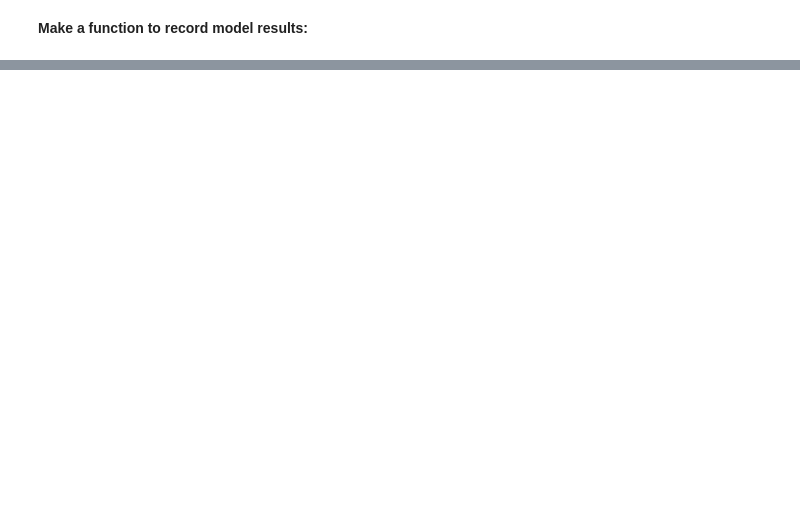
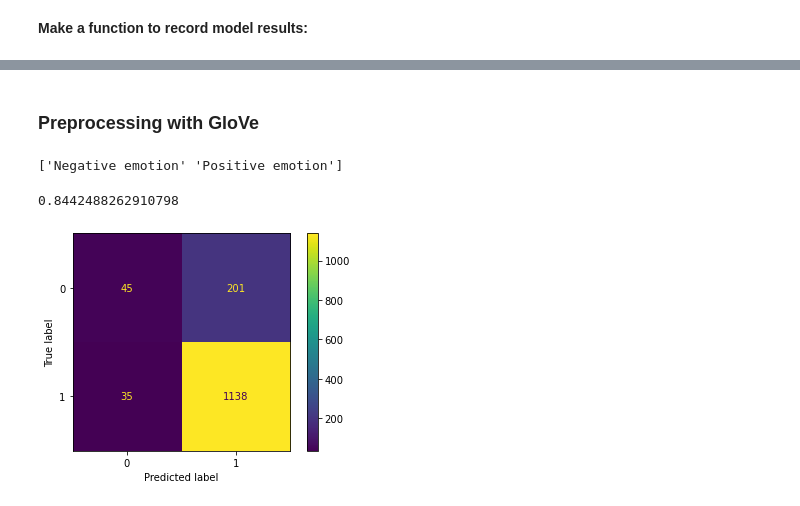
Before and after one commit to ran0027/twitter-sentiment-analysis, a Jupyter notebook: notebook.ipynb, the cells around one changed output, grey strips where cells are left out. Saved outputs shown, nothing was run; the diff lists cells and outputs as text; code cells hidden in the pictures; blank space fills up the shorter version.

```diff
--- a/notebook.ipynb
+++ b/notebook.ipynb
@@ -602,0 +748,7 @@ pd.DataFrame(model_eval)
+# %%
+from sklearn.model_selection import train_test_split
+
+X_train, X_test, y_train, y_test = train_test_split(binary_data['tweet_text'],
+                                                    binary_data['sentiment'],
+                                                    test_size=0.2,
+                                                    random_state=seed)
@@ -602,0 +767,2 @@ pd.DataFrame(model_eval)
+# %% [markdown]
+### Preprocessing with GloVe
@@ -602,0 +785,41 @@ pd.DataFrame(model_eval)
+# %%
+# scale
+scaled_X_train = ss.fit_transform(final_X_train)
+scaled_X_test = ss.transform(final_X_test)
+# %%
+# label encode target
+from sklearn.preprocessing import LabelEncoder
+
+le = LabelEncoder()
+
+y_train_preprocessed = le.fit_transform(y_train)
+y_test_preprocessed = le.transform(y_test)
+
+print(le.classes_)
+# %% [output]
+['Negative emotion' 'Positive emotion']
+# %%
+# score baseline
+baseline = LogisticRegression(random_state=seed)
+
+np.mean(cross_val_score(baseline, scaled_X_train, y_train_preprocessed))
+# %% [output]
+0.8442488262910798
+# %%
+# examine positive / negative breakdown
+from sklearn.metrics import confusion_matrix, ConfusionMatrixDisplay
+from sklearn.model_selection import KFold
+
+kfolds = KFold(n_splits=2, shuffle=True, random_state=seed)
+
+for train, test in kfolds.split(scaled_X_train, y_train_preprocessed):
+    train_split = train
+    test_split = test
+    break
+
+baseline.fit(scaled_X_train[train_split], y_train_preprocessed[train_split])
+ConfusionMatrixDisplay(confusion_matrix(y_train_preprocessed[test_split],
+                                        baseline.predict(scaled_X_train[test_split])
+                                       )).plot();
+# %% [output]
+[figure, added]
```
Also changed, not shown: parts of 54 cells of this notebook.
